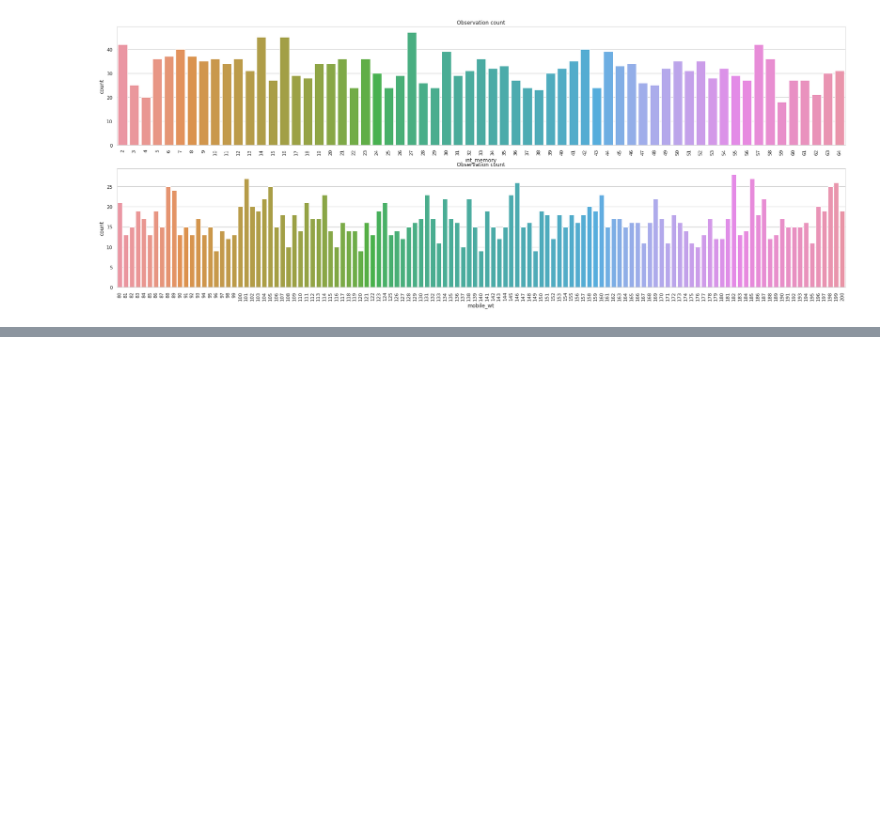
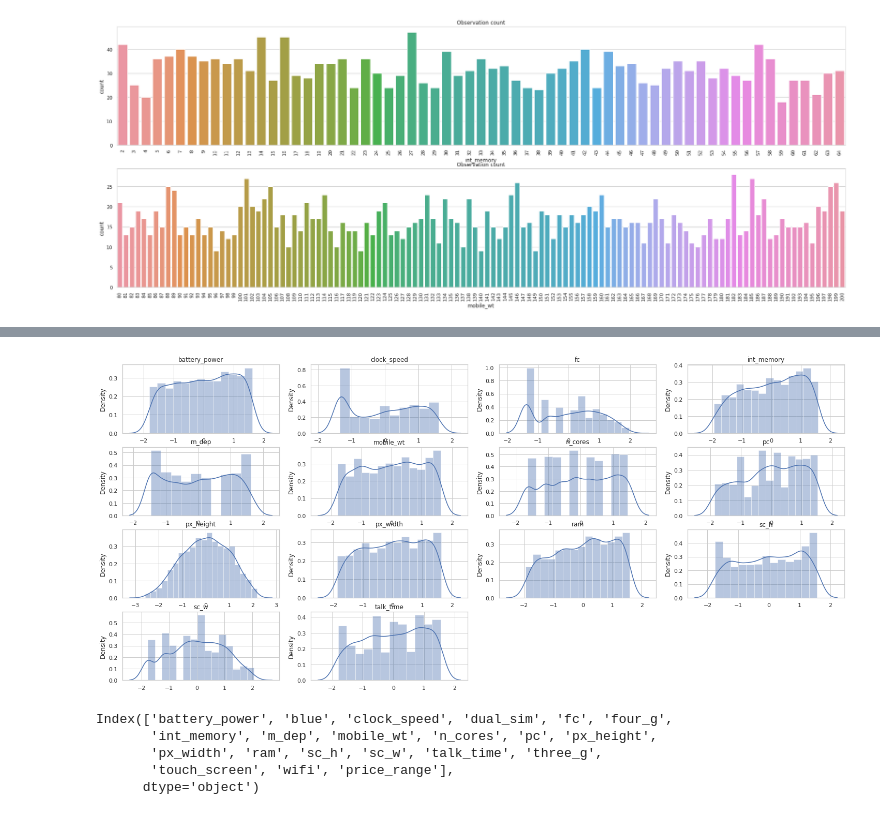
Before and after one commit to amanichivilkar/Mobile-Price-Range-Prediction, a Jupyter notebook: Mobile_Price_Range_Prediction.ipynb, the cells around one changed output, grey strips where cells are left out. Drawn from its saved outputs; the diff is of its cells as text; code cells hidden in the pictures; blank space fills up the shorter version.

```diff
--- a/Mobile_Price_Range_Prediction.ipynb
+++ b/Mobile_Price_Range_Prediction.ipynb
@@ -341,0 +413,30 @@ for cat in ['int_memory', 'mobile_wt']:
+# %%
+# Function Transformed data df1
+from sklearn.preprocessing import PowerTransformer
+jhon=PowerTransformer(method='yeo-johnson')
+
+df_trasformed=jhon.fit_transform(df)
+
+# convert array feature into dataframe
+from pandas.core.frame import DataFrame
+df1=DataFrame(df_trasformed,columns=df.columns)
+# %%
+# Feature after applying yeo-johnson
+plt.figure(figsize=(25,20))
+i=1
+for cat in ['battery_power', 'clock_speed', 'fc', 'int_memory', 'm_dep', 'mobile_wt', 'n_cores', 'pc',
+          'px_height','px_width', 'ram', 'sc_h', 'sc_w', 'talk_time']:
+
+   plt.subplot(7,4,i)
+   sns.distplot(x=df1[cat]).set(title=f'{cat}')
+   i=i+1
+# %% [output]
+[figure, added]
+# %%
+df1.columns
+# %% [output]
+Index(['battery_power', 'blue', 'clock_speed', 'dual_sim', 'fc', 'four_g',
+       'int_memory', 'm_dep', 'mobile_wt', 'n_cores', 'pc', 'px_height',
+       'px_width', 'ram', 'sc_h', 'sc_w', 'talk_time', 'three_g',
+       'touch_screen', 'wifi', 'price_range'],
+      dtype='object')
```
Also changed, not shown: parts of 12 cells of this notebook.
